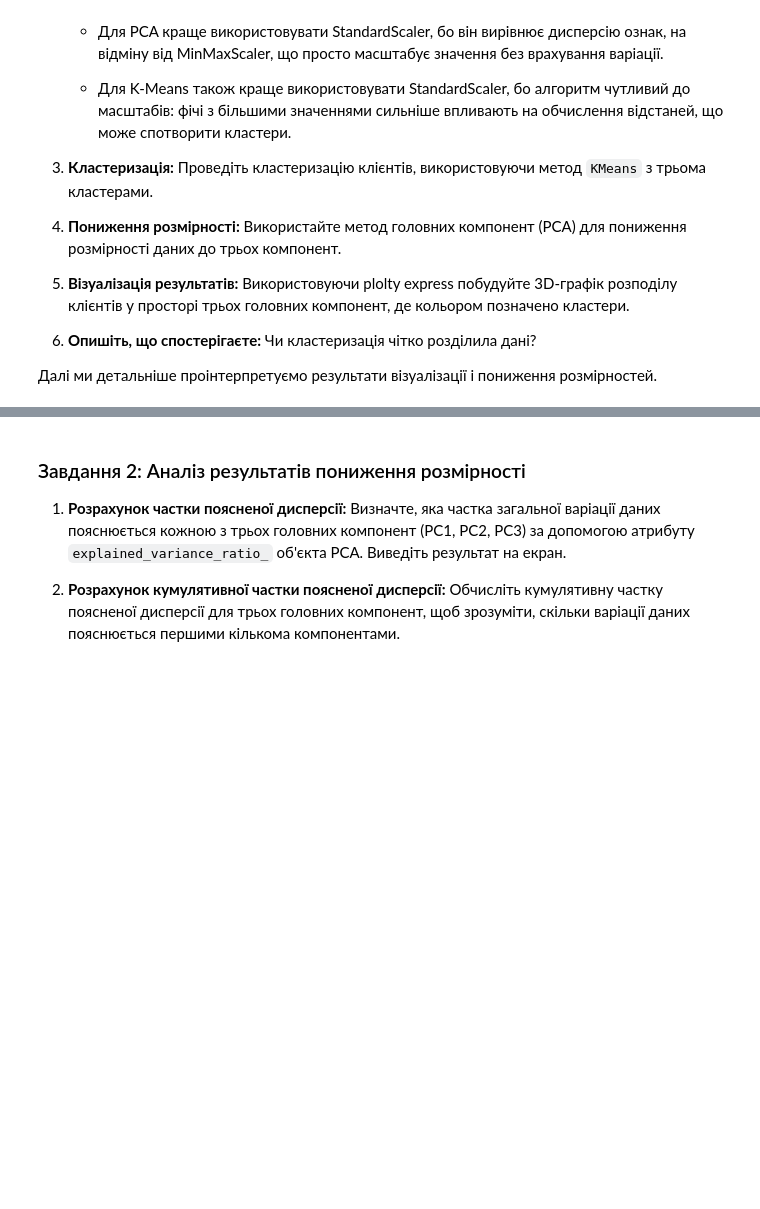
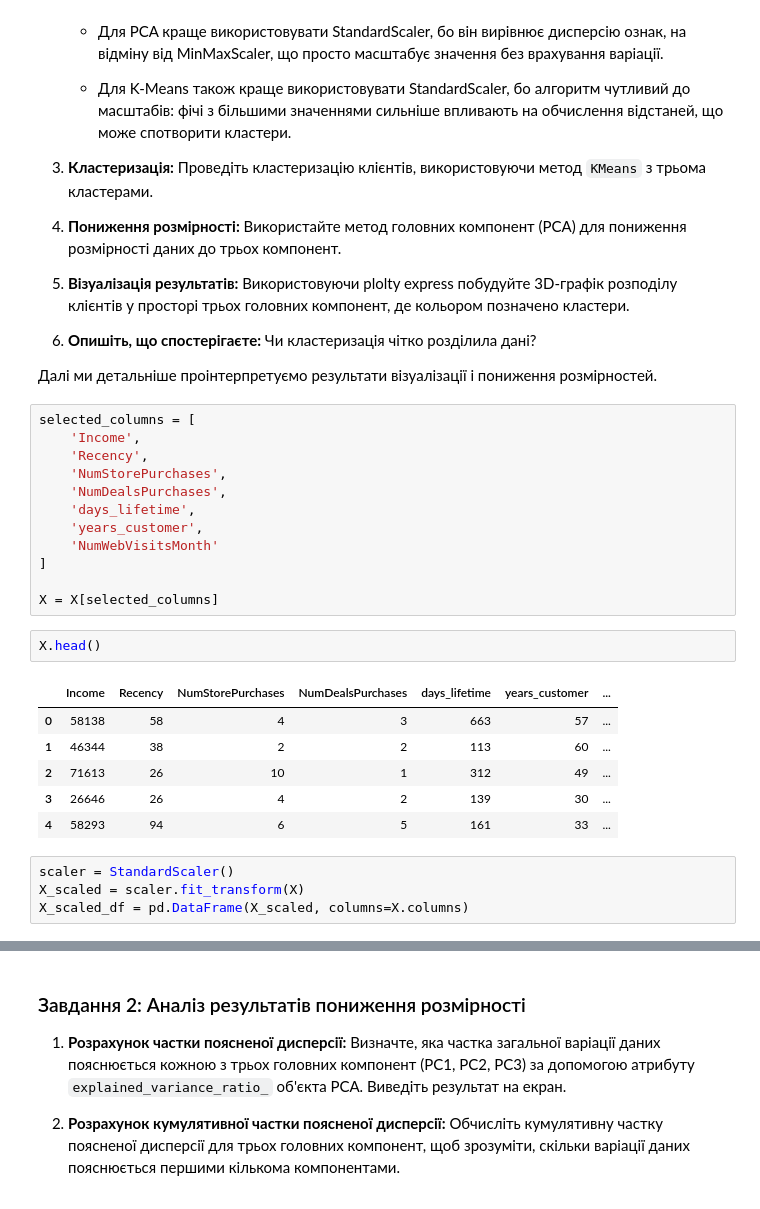
Before and after one commit to sekhahelina/ML_tasks, a Jupyter notebook: Module3/HW_Методи_пониження_розмірності.ipynb, the cells around one changed output, grey strips where cells are left out. Saved outputs shown, nothing was run; the diff lists cells and outputs as text; blank space fills up the shorter version.

```diff
--- a/Module3/HW_Методи_пониження_розмірності.ipynb
+++ b/Module3/HW_Методи_пониження_розмірності.ipynb
@@ -121,3 +145,28 @@ X.reset_index(drop=True, inplace=True)
    Чи кластеризація чітко розділила дані?
 
 Далі ми детальніше проінтерпретуємо результати візуалізації і пониження розмірностей.
+# %%
+selected_columns = [
+    'Income',
+    'Recency',
+    'NumStorePurchases',
+    'NumDealsPurchases',
+    'days_lifetime',
+    'years_customer',
+    'NumWebVisitsMonth'
+]
+
+X = X[selected_columns]
+# %%
+X.head()
+# %% [output]
+|  | Income | Recency | NumStorePurchases | NumDealsPurchases | days_lifetime | years_customer | ... |
+| 0 | 58138 | 58 | 4 | 3 | 663 | 57 | ... |
+| 1 | 46344 | 38 | 2 | 2 | 113 | 60 | ... |
+| 2 | 71613 | 26 | 10 | 1 | 312 | 49 | ... |
+| 3 | 26646 | 26 | 4 | 2 | 139 | 30 | ... |
+| 4 | 58293 | 94 | 6 | 5 | 161 | 33 | ... |
+# %%
+scaler = StandardScaler()
+X_scaled = scaler.fit_transform(X)
+X_scaled_df = pd.DataFrame(X_scaled, columns=X.columns)
```
Also changed, not shown: parts of 12 cells of this notebook.
